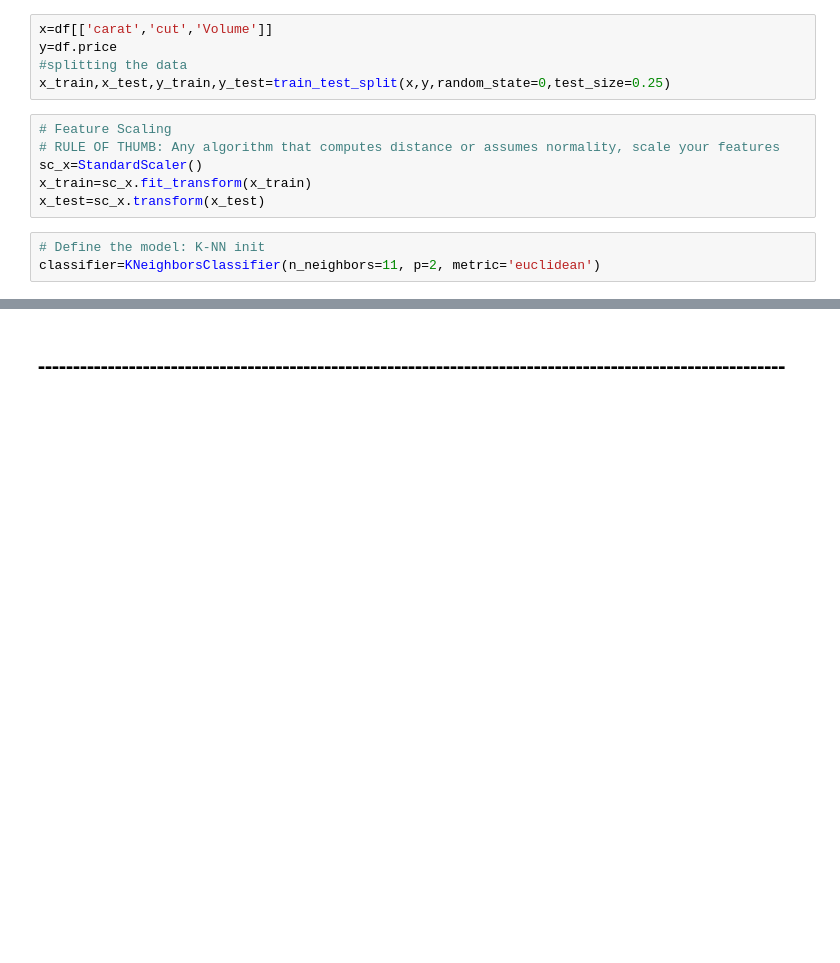
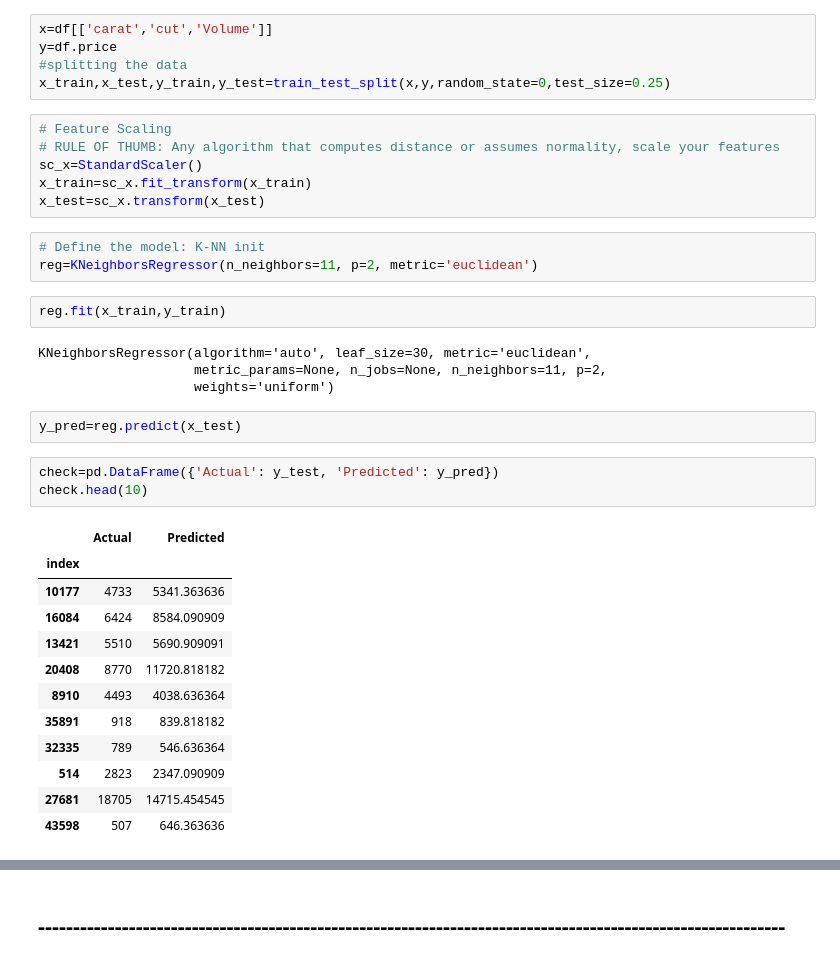
Before and after one commit to zee-bit/Python-for-Data-Science, a Jupyter notebook: ML Projects/Diamonds Dataset/Machine Learning First Project (Diamonds).ipynb, the cells around one changed output, grey strips where cells are left out. Drawn from its saved outputs; the diff is of its cells as text; blank space fills up the shorter version.

```diff
--- a/ML Projects/Diamonds Dataset/Machine Learning First Project (Diamonds).ipynb
+++ b/ML Projects/Diamonds Dataset/Machine Learning First Project (Diamonds).ipynb
@@ -287,4 +318,28 @@ x_train=sc_x.fit_transform(x_train)
 x_test=sc_x.transform(x_test)
 # %%
 # Define the model: K-NN init
-classifier=KNeighborsClassifier(n_neighbors=11, p=2, metric='euclidean')
+reg=KNeighborsRegressor(n_neighbors=11, p=2, metric='euclidean')
+# %%
+reg.fit(x_train,y_train)
+# %% [output]
+KNeighborsRegressor(algorithm='auto', leaf_size=30, metric='euclidean',
+                    metric_params=None, n_jobs=None, n_neighbors=11, p=2,
+                    weights='uniform')
+# %%
+y_pred=reg.predict(x_test)
+# %%
+check=pd.DataFrame({'Actual': y_test, 'Predicted': y_pred})
+check.head(10)
+# %% [output]
+|  | Actual | Predicted |
+| index |  |  |
+| 10177 | 4733 | 5341.363636 |
+| 16084 | 6424 | 8584.090909 |
+| 13421 | 5510 | 5690.909091 |
+| 20408 | 8770 | 11720.818182 |
+| 8910 | 4493 | 4038.636364 |
+| 35891 | 918 | 839.818182 |
+| 32335 | 789 | 546.636364 |
+| 514 | 2823 | 2347.090909 |
+| 27681 | 18705 | 14715.454545 |
+| 43598 | 507 | 646.363636 |
```
Also changed, not shown: parts of 12 cells of this notebook, 1 other file.
